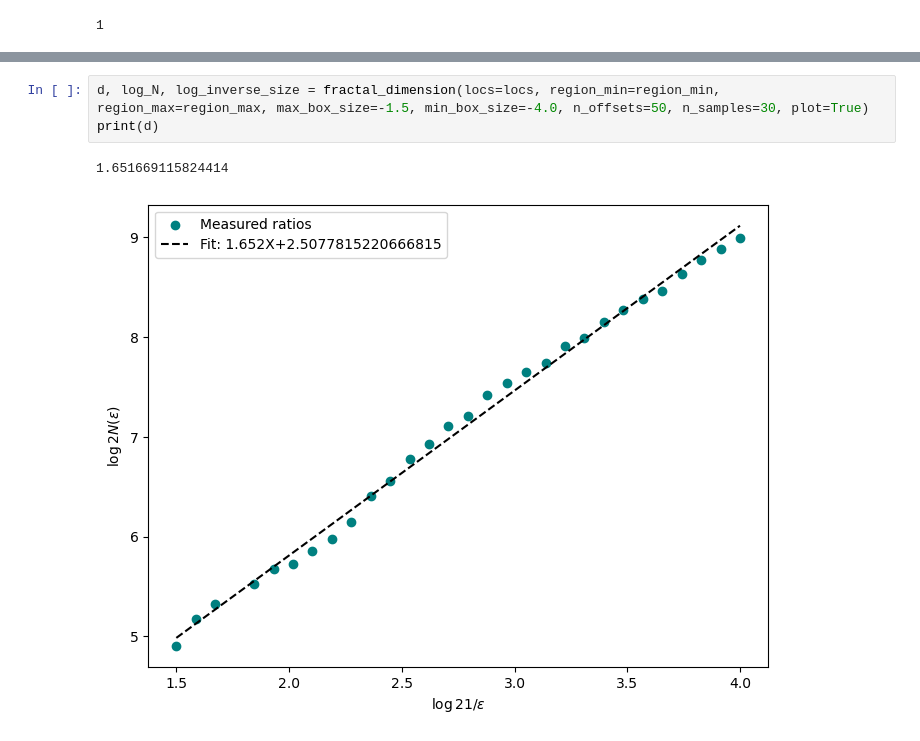
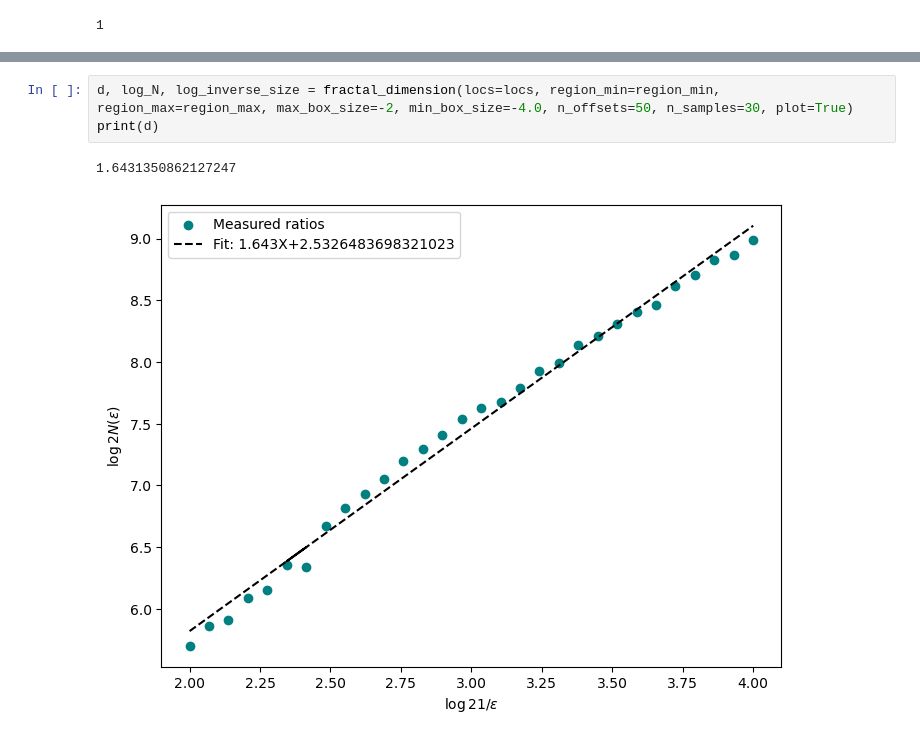
Before and after one commit to HuangYujun-JunkyTalent/DataDrivenSafetyFilter, a Jupyter notebook: DatasetAnalysis.ipynb, the cells around one changed output, grey strips where cells are left out. Cells and saved outputs as stored; diff of their text form.

```diff
--- a/DatasetAnalysis.ipynb
+++ b/DatasetAnalysis.ipynb
@@ -145,9 +148,9 @@ print(d)
 # %%
-d, log_N, log_inverse_size = fractal_dimension(locs=locs, region_min=region_min, region_max=region_max, max_box_size=-1.5, min_box_size=-4.0, n_offsets=50, n_samples=30, plot=True)
+d, log_N, log_inverse_size = fractal_dimension(locs=locs, region_min=region_min, region_max=region_max, max_box_size=-2, min_box_size=-4.0, n_offsets=50, n_samples=30, plot=True)
 print(d)
 # %% [output]
-1.651669115824414
+1.6431350862127247
-[figure, old version]
+[figure, new version]
 # %%
 # parameters used for analysing dataset
 
```
Also changed, not shown: parts of 2 cells of this notebook, 3 other files.
